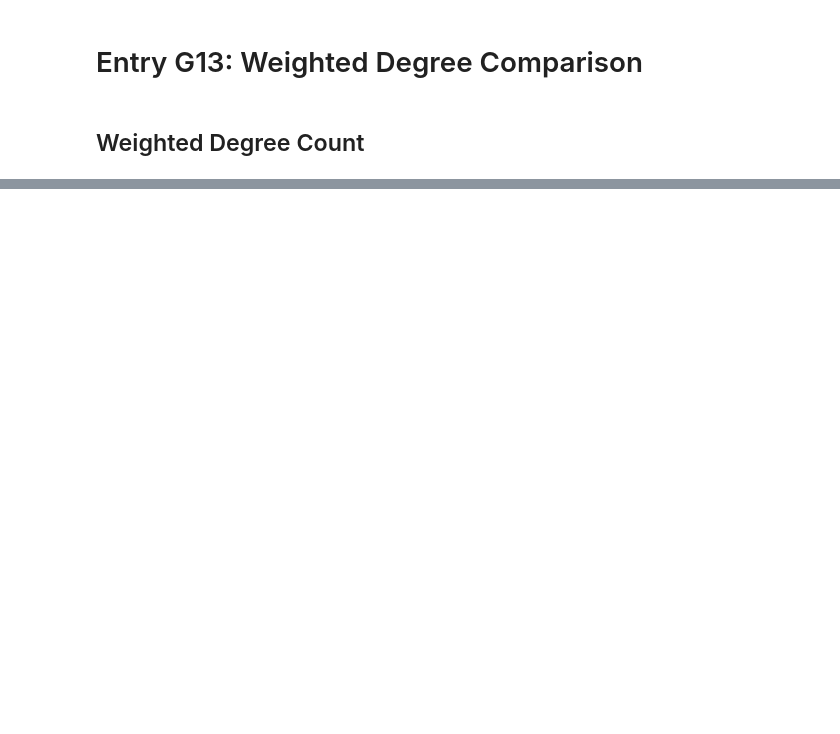
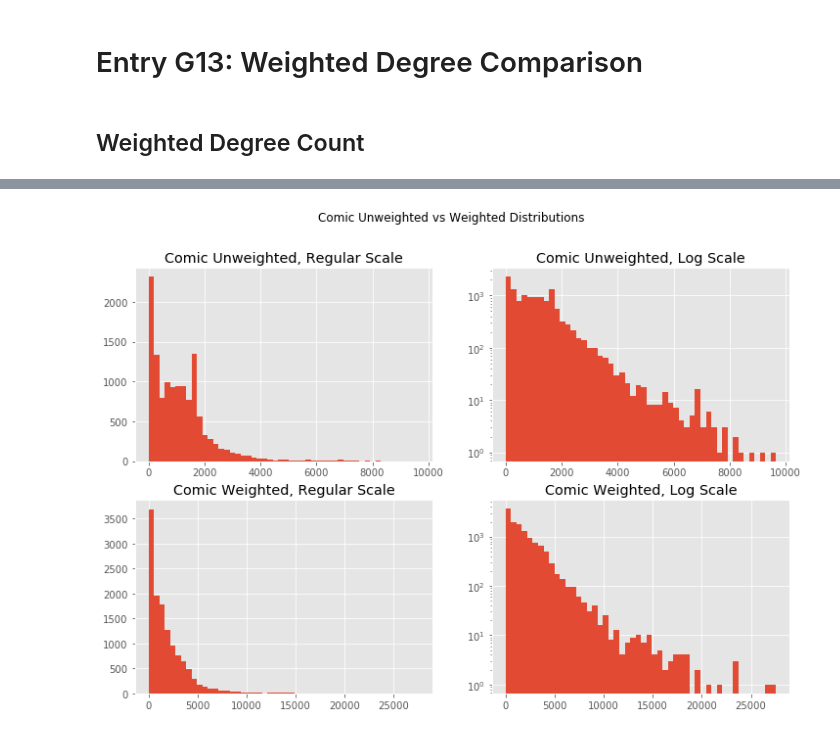
Before and after one commit to julielinx/datascience_diaries, a Jupyter notebook: graph/13a_nb_weighted_degree_comparison.ipynb, the cells around one changed output, grey strips where cells are left out. Saved outputs shown, nothing was run; the diff lists cells and outputs as text; code cells hidden in the pictures; blank space fills up the shorter version.

```diff
--- a/graph/13a_nb_weighted_degree_comparison.ipynb
+++ b/graph/13a_nb_weighted_degree_comparison.ipynb
@@ -317,0 +291,16 @@ plt.show()
+# %%
+c2c_fig, c2c_axes = plt.subplots(2, 2, figsize=(12,8))
+c2c_fig.suptitle("Comic Unweighted vs Weighted Distributions")
+c2c_axes[0,0].hist(c2c_degree['degree'], bins=50)
+c2c_axes[0,0].set_title('Comic Unweighted, Regular Scale')
+c2c_axes[0,1].hist(c2c_degree['degree'], bins=50)
+c2c_axes[0,1].set_yscale('log')
+c2c_axes[0,1].set_title('Comic Unweighted, Log Scale')
+c2c_axes[1,0].hist(bi_comic2comic['weighted_degree'], bins=50)
+c2c_axes[1,0].set_title('Comic Weighted, Regular Scale')
+c2c_axes[1,1].hist(bi_comic2comic['weighted_degree'], bins=50)
+c2c_axes[1,1].set_yscale('log')
+c2c_axes[1,1].set_title('Comic Weighted, Log Scale')
+plt.show()
+# %% [output]
+[figure, added]
```
Also changed, not shown: parts of 64 cells of this notebook, 10 other files.
